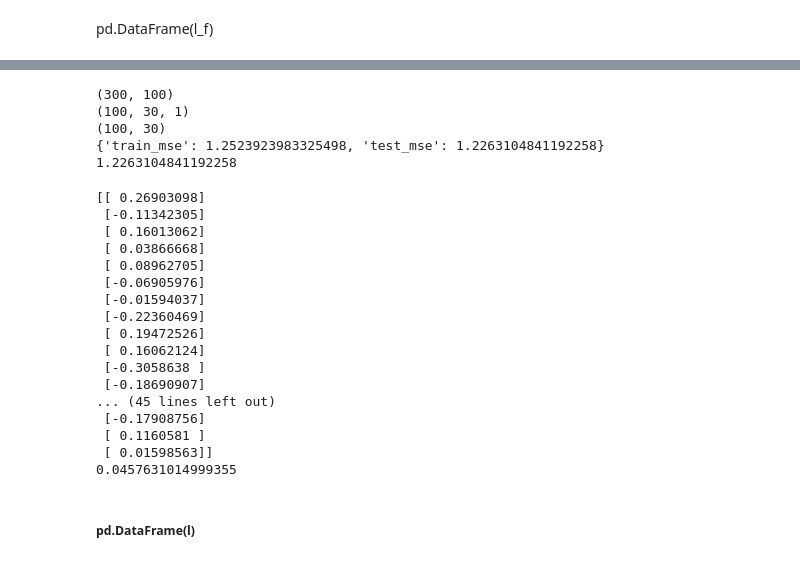
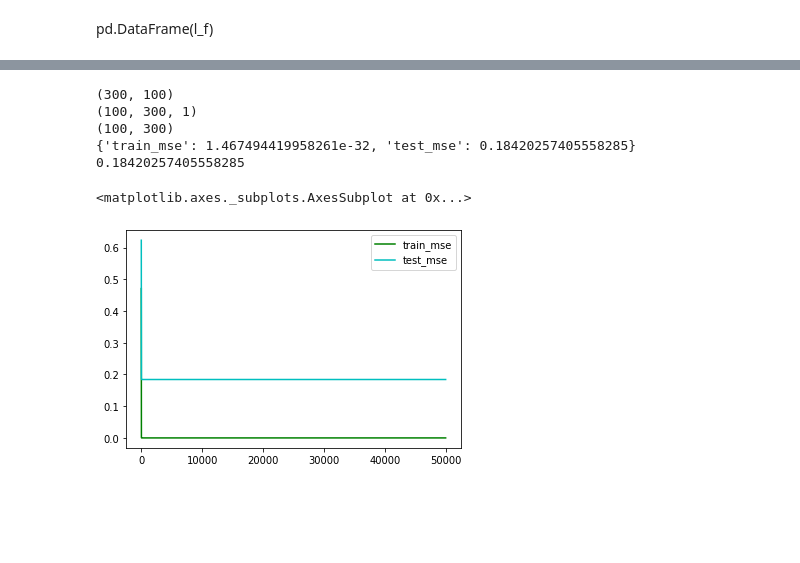
Before and after one commit to amomo25/ProjetDoubleDescente, a Jupyter notebook: ProjetDoubleDescente.ipynb, the cells around one changed output, grey strips where cells are left out. Cells and saved outputs as stored; diff of their text form; code cells hidden in the pictures; blank space fills up the shorter version.

```diff
--- a/ProjetDoubleDescente.ipynb
+++ b/ProjetDoubleDescente.ipynb
@@ -47,7 +40,8 @@ def get_dataset(d, n_train, n_test):
 class Sigmoid :
     @staticmethod
     def function(x):
-        return 1/(1+np.exp(-x))
+        lambd = 1
+        return 1/(1+np.exp(-x * lambd))
 
     @staticmethod
     def gradient(x):
@@ -66,11 +60,19 @@ class Tanh :
 class Relu :
     @staticmethod
     def function(x):
-        return np.maximum(x, 0)
+        return x * (x > 0)
 
     @staticmethod
     def gradient(x):
-        return x >= 0
+        return (x > 0)
+
+class LeakyRelu :
+    @staticmethod
+    def function(x):
+        return np.where(x > 0, x, 0.03*x)
+    @staticmethod
+    def gradient(x):
+        return np.where(x > 0, 1, 0.03)
 
 class Linear :
     @staticmethod
@@ -349,24 +325,24 @@ mpl.show()
 # %%
-param=0.1
+param=1 #correspond au rapport N/n dont on veut l'historique
 
+d = 100
 n_train = 300
-n_test = n_train
-d = 100
+n_test = 300
 N = int(param*n_train)
 
-x_train, y_train, x_test, y_test = get_dataset(d, n_train, 300)
+x_train, y_train, x_test, y_test = get_dataset(d, n_train, n_test)
 
-nn = Network(N, d, Relu, Linear)
+nn = Network(d, N, Relu, Linear)
 config = dict(
-    nb_iterations=500,
-    batch_size=n_train,
-    learning_rate1=0.,
-    learning_rate2=0.0001
+    nb_iterations=50000,
+    batch_size=30,
+    learning_rate1=0.1,
+    learning_rate2=0.01
 )
 print(x_train.shape)
 print(nn.dimensions)
 print(nn.weights[1].shape)
-loss_func = reg_MSE(nn.weights, 10**(-8))
+loss_func = reg_MSE(nn.weights, 0.)
 history = nn.fit(x_train, y_train, x_test, y_test, loss_func, **config)
 print(history[-1])
 test_prediction = nn.predict(x_test)
@@ -374,37 +350,14 @@ final_test_error = nn.loss_function.loss(y_test, test_prediction)
 print(final_test_error)
 # %% [output]
 (300, 100)
-(100, 30, 1)
-(100, 30)
-{'train_mse': 1.2523923983325498, 'test_mse': 1.2263104841192258}
-1.2263104841192258
+(100, 300, 1)
+(100, 300)
+{'train_mse': 1.467494419958261e-32, 'test_mse': 0.18420257405558285}
+0.18420257405558285
-# %%
-beta_nn = nn.weights[2]
-
-x_train = Relu.function(np.dot(x_train, nn.weights[1]))
-x_test = Relu.function(np.dot(x_test, nn.weights[1]))
-
-beta_calc = np.dot(np.dot(np.linalg.inv(np.dot(x_test.T, x_test) + 0.01 * np.eye(x_test.shape[1], x_test.shape[1])), x_test.T), y_test)
-print(beta_nn)
-print(beta_calc)
-print(mean_squared_error(beta_calc, beta_nn))
-# %% [output]
-[[ 0.26903098]
- [-0.11342305]
- [ 0.16013062]
- [ 0.03866668]
- [ 0.08962705]
- [-0.06905976]
- [-0.01594037]
- [-0.22360469]
- [ 0.19472526]
- [ 0.16062124]
- [-0.3058638 ]
- [-0.18690907]
-... (45 lines left out)
- [-0.17908756]
- [ 0.1160581 ]
- [ 0.01598563]]
-0.0457631014999355
-# %% [markdown]
-##### pd.DataFrame(l)
+# %%
+#la courbe nous montre le nombre d'itérations en abscisse et le test error en ordonnée.
+s = pd.Series(['g','c'], index=['train_mse','test_mse'])
+pd.DataFrame(history).plot(color = s)
+# %% [output]
+<matplotlib.axes._subplots.AxesSubplot at 0x...>
+[figure, added]
```
Also changed, not shown: parts of 9 cells of this notebook.
